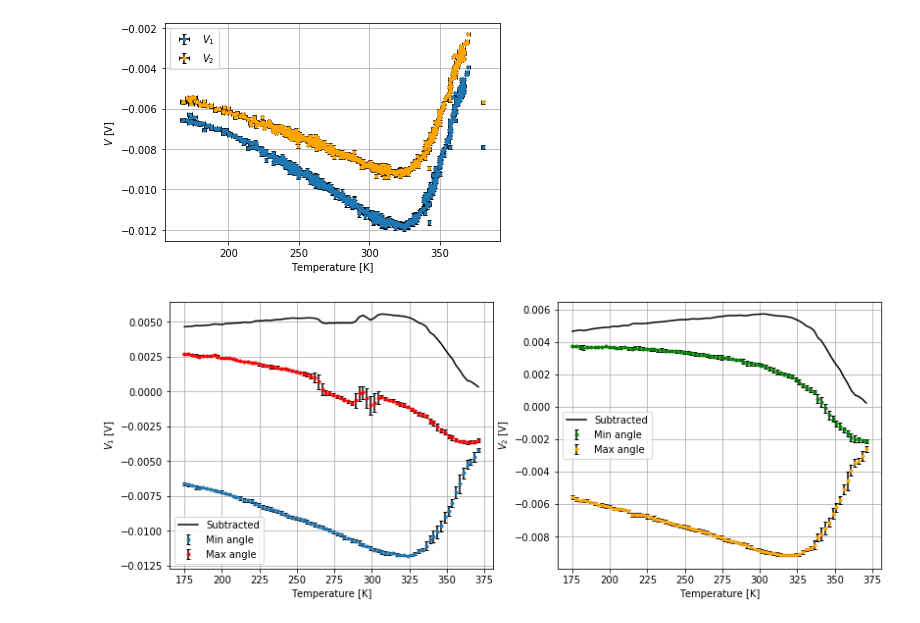
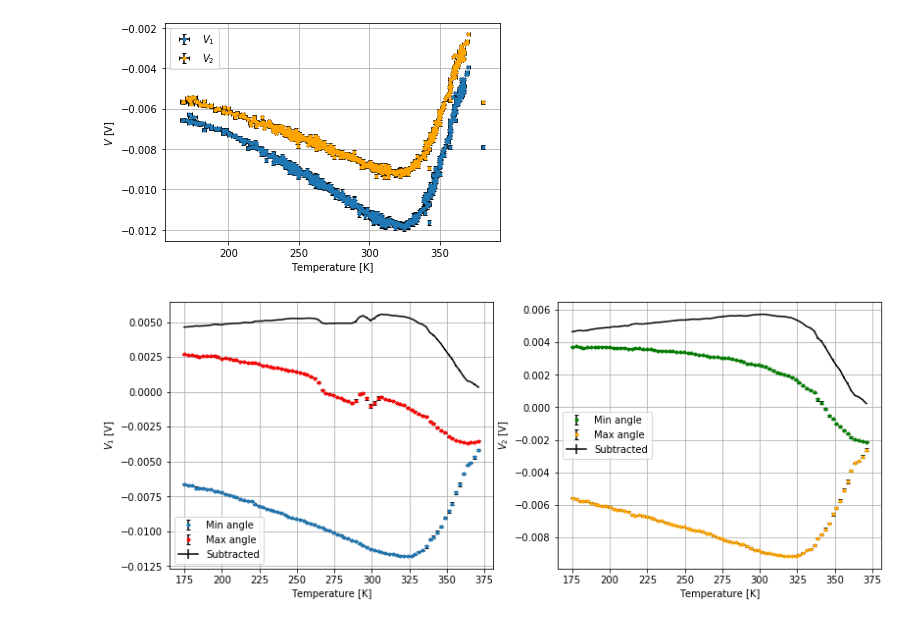
Before and after one commit to eklem1/ModernLab, a Jupyter notebook: ConstMag_Temp.ipynb, the cells around one changed output. Cells and saved outputs as stored; diff of their text form; code cells hidden in the pictures.

```diff
--- a/ConstMag_Temp.ipynb
+++ b/ConstMag_Temp.ipynb
@@ -484,57 +490,62 @@ def CenterTemp(TempErrM_T, dataM_T, Err_M_T):
                 data.append(dataM_T[:, i])
                 Err.append(Err_M_T[:, i])
 
-        #get average of data for this T and then save it
-    #     TempErr_minA_center.append(np.average(TempErr)) #not actually what we care about, use T values
-
         #get average of the data points
         ave = np.average(data, axis=0)
-        data_center.append(ave) #this will need to average over each col
+        data_center.append(ave)
 
         std = np.std(data, axis=0)
-        Err_center.append(std)
+#         Err_center.append(std) #is this actually the error?
+        Err_center.append(std/np.sqrt(len(TempErr))) #is this actually the error?
+
 
     data_center = np.transpose(np.array(data_center))
     Err_center = np.transpose(Err_center)
 
     return tempCentered, data_center, Err_center
 
-def SubData(minData, maxData):
-    return (maxData - minData)/2
+def SubData(minData, minData_err, maxData, maxData_err):
+    sub = (maxData - minData)/2
+    err = np.sqrt(minData_err**2 + maxData_err**2)/2
+
+    return sub, err
 # %%
 # print(TempErr_M_T_minA[0])
 
 tempCentered, data_minA_center, Err_minA_center = CenterTemp(TempErr_M_T_minA, dataM_T_minA, Err_M_T_minA)
 tempCentered, data_maxA_center, Err_maxA_center = CenterTemp(TempErr_M_T_maxA, dataM_T_maxA, Err_M_T_maxA)
 
-subtracted = [SubData(data_minA_center[0], data_maxA_center[0]), SubData(data_minA_center[1], data_maxA_center[1])]
+subtracted_1 = SubData(data_minA_center[0], Err_minA_center[0], data_maxA_center[0], Err_maxA_center[0])
+subtracted_2 = SubData(data_minA_center[1], Err_minA_center[1], data_maxA_center[1], Err_maxA_center[1])
+
+# print(subtracted_1[1])
 
 plt.figure(figsize=(13,5))
 plt.subplot(1, 2, 1)
 
 plt.errorbar(tempCentered, data_minA_center[0], yerr=Err_minA_center[0], ls=" ", marker=".", label="Min angle", ecolor='black', capsize=2)
 plt.errorbar(tempCentered, data_maxA_center[0], yerr=Err_maxA_center[0], ls=" ", marker=".", label="Max angle", ecolor='black', capsize=2, color="r")
-plt.plot(tempCentered, subtracted[0], color="black", label="Subtracted")
+plt.errorbar(tempCentered, subtracted_1[0], yerr=subtracted_1[1], color="black", label="Subtracted")
 
 plt.grid()
 plt.ylabel("$V_1$ [V]")
 plt.xlabel("Temperature [K]")
 plt.legend()
 
 plt.subplot(1, 2, 2)
 plt.errorbar(tempCentered, data_maxA_center[1], yerr=Err_maxA_center[1], ls=" ", marker=".", label="Min angle", ecolor='black', capsize=2, color="g")
 plt.errorbar(tempCentered, data_minA_center[1], yerr=Err_minA_center[1], ls=" ", marker=".", label="Max angle", ecolor='black', capsize=2, color="orange")
-plt.plot(tempCentered, subtracted[1], color="black", label="Subtracted")
+plt.errorbar(tempCentered, subtracted_2[0], yerr=subtracted_2[1], color="black", label="Subtracted")
 
 plt.grid()
 plt.ylabel("$V_2$ [V]")
 plt.xlabel("Temperature [K]")
 plt.legend()
 
 plt.show()
 # print(len(data_minA_center[0]))
 # %% [output]
-[figure, old version]
+[figure, new version]
 # %%
 my_fitter = s.data.fitter()
 my_fitter.set(style_data = [{'marker': '.', 'color': 'black', 'ls': '', 'mec': 'b'}]\
```
Also changed, not shown: parts of 5 cells of this notebook, 1 other file.
